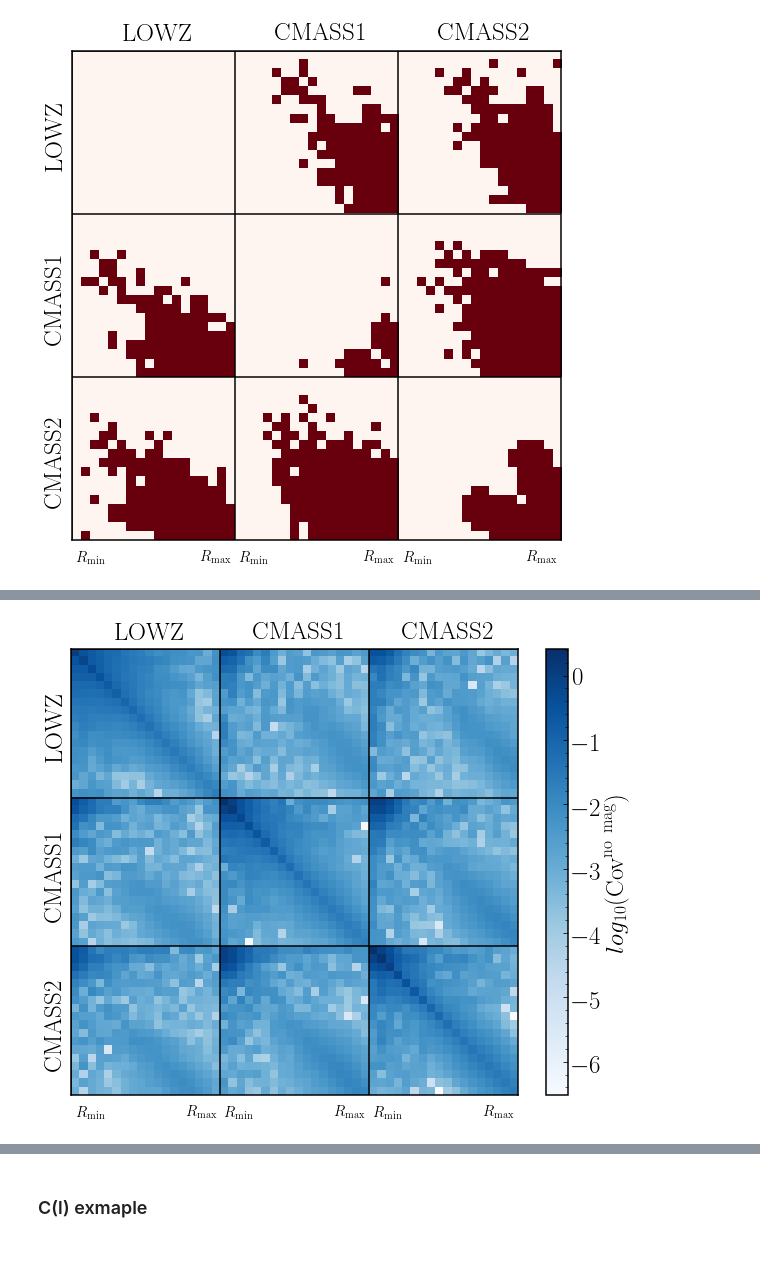
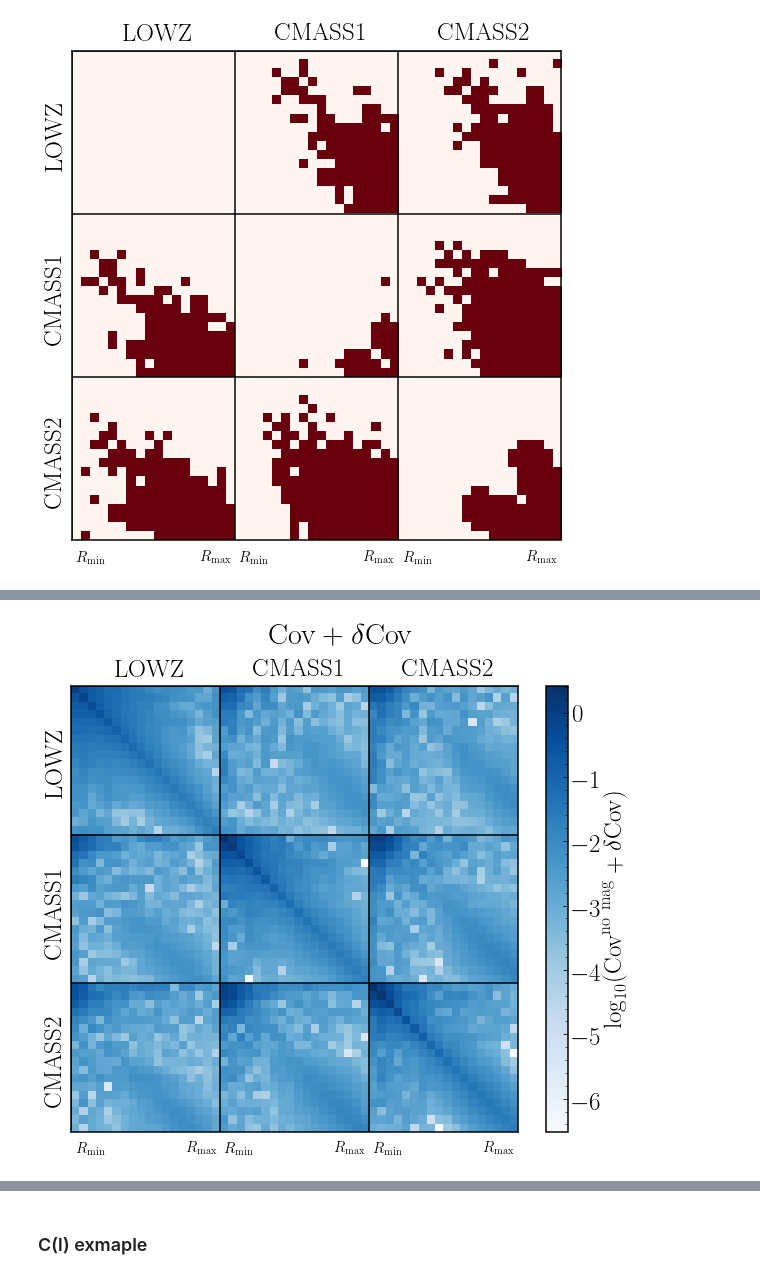
Before and after one commit to git-sunao/magnificaioneff_covariance, a Jupyter notebook: magnificationbias_covariance.ipynb, the cells around one changed output, grey strips where cells are left out. Cells and saved outputs as stored; diff of their text form; code cells hidden in the pictures; blank space fills up the shorter version.

```diff
--- a/magnificationbias_covariance.ipynb
+++ b/magnificationbias_covariance.ipynb
@@ -325,24 +326,25 @@ for i in range(n):
 # %%
 fig, ax = plt.subplots(figsize=(10,10))
+fig.suptitle(r'${\rm Cov}+\delta{\rm Cov}$', y=0.9)
 im = ax.imshow(np.log10(abs(cov_lens+dcov)), cmap='Blues')
 cbar = fig.colorbar(im)
-cbar.ax.set_ylabel(r'$log_{10}({\rm Cov}^{\rm no~mag})$')
+cbar.ax.set_ylabel(r'$\log_{10}({\rm Cov}^{\rm no~mag}+\delta{\rm Cov})$')
 ax_pos = ax.get_position()
 cbar_pos0 = cbar.ax.get_position()
 cbar_pos1 = [cbar_pos0.x0, ax_pos.y0, cbar_pos0.x1 - cbar_pos0.x0, ax_pos.y1 - ax_pos.y0]
 cbar.ax.set_position(cbar_pos1)
 for i in range(n):
     ax.axhline(i*nr-0.5, color='k')
     ax.axvline(i*nr-0.5, color='k')
 plt.setp(ax.get_xticklabels(), visible=False)
 plt.setp(ax.get_yticklabels(), visible=False)
 ax.tick_params(axis='both', which='minor', length=0)
 ax.tick_params(axis='both', which='major', length=0)
 for i in range(n):
     ax.text((i+0.5)*nr, -1, samples[i], ha="center", va="bottom")
     ax.text(-1, (i+0.5)*nr, samples[i], ha="right", va="center", rotation=90)
 for i in range(n):
     ax.text(0 +i*nr    , nr*n+1, r'$R_{\rm min}$', ha='left' , va='top',fontsize=15)
     ax.text(nr+i*nr-1.0, nr*n+1, r'$R_{\rm max}$', ha='right', va='top',fontsize=15)
 # %% [output]
-[figure, old version]
+[figure, new version]
```
Also changed, not shown: parts of 3 cells of this notebook.
